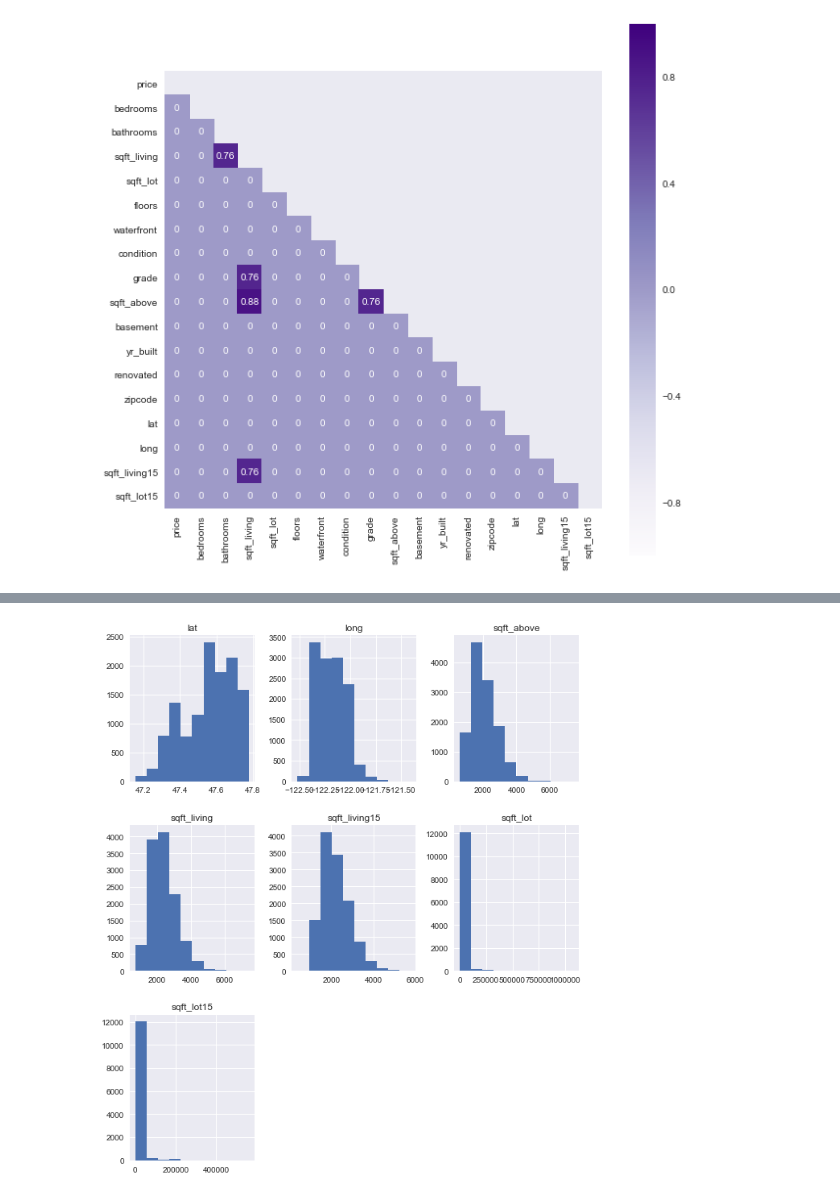
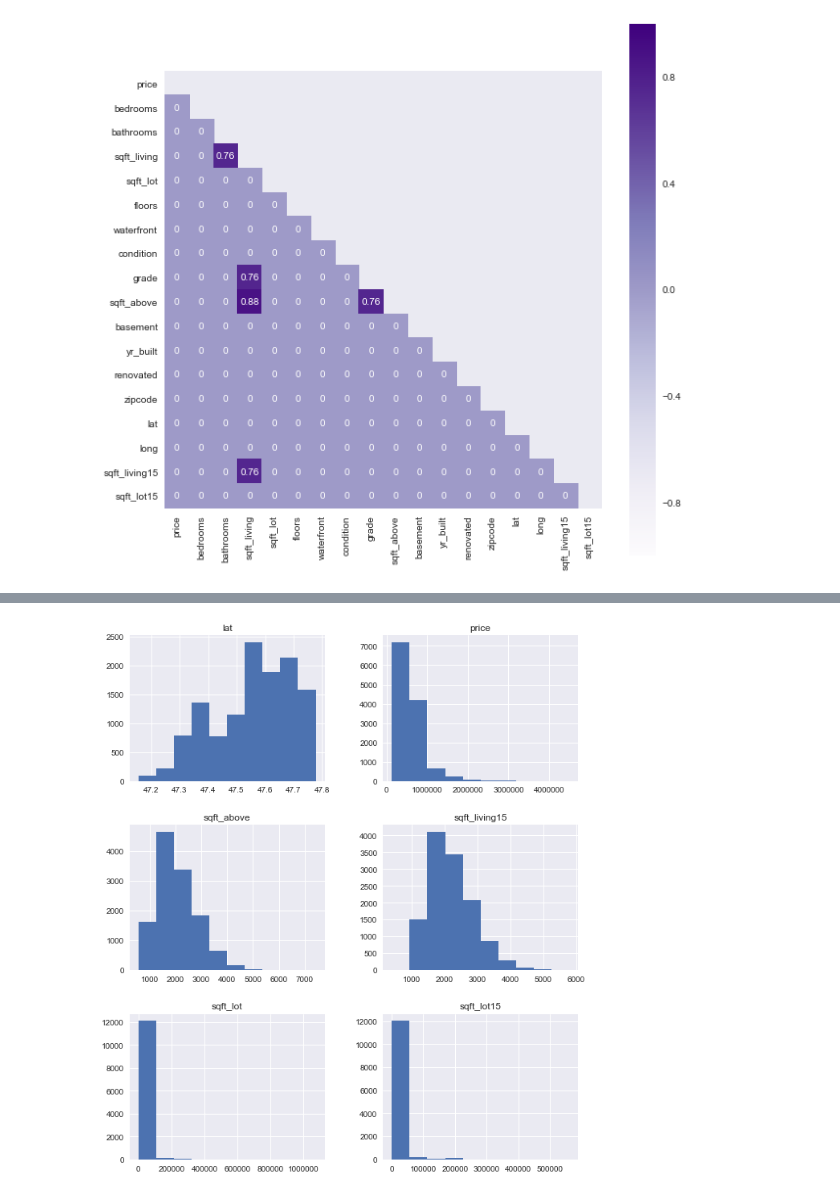
Before and after one commit to ajain1017/King-County-Housing-Regression-Analysis, a Jupyter notebook: final project.ipynb, the cells around one changed output, grey strips where cells are left out. Saved outputs shown, nothing was run; the diff lists cells and outputs as text; code cells hidden in the pictures.

```diff
--- a/final project.ipynb
+++ b/final project.ipynb
@@ -276,0 +137,8 @@ data.drop('view', axis = 1, inplace = True)
+# %%
+#drop id column using drop() where axis = 1
+data = df.drop(['id'], axis = 1)
+#change data type for date column using .to_datetime
+data.date = pd.to_datetime(data.date)
+#reset index numbers and drop the old index column
+data.reset_index(inplace = True)
+data.drop('index', axis = 1, inplace = True)
@@ -307,0 +374,3 @@ sns.heatmap(data_corr, mask=mask, center=0, annot=True, cmap="Purples", square =
+# %%
+#.drop() sqft_living from data
+data.drop('sqft_living', axis=1, inplace = True)
@@ -342,0 +424,6 @@ data = pd.concat([data, zipcode_dummy, year_dummy], axis=1)
+# %%
+price_cat = pd.qcut(data.price, 3, labels=["bottom%", "middle%", "top%"])
+data['price_cat'] = price_cat
+lmplot(data=data, x="long", y="lat", fit_reg=False, hue='price_cat', height=10)
+plt.show()
+data.drop('price_cat', axis = 1, inplace = True)
@@ -343,11 +436,20 @@ data = pd.concat([data, zipcode_dummy, year_dummy], axis=1)
 # %%
-data= data[(data['bedrooms'] <= 5) & (data['bedrooms'] >=2)]
-data= data[(data['bathrooms'] <= 3.5) & (data['bathrooms'] >=2)]
+#we delete rows where values of bedrooms are between 2 and 5, inclusively
+data= data[(data.bedrooms <= 5) & (data.bedrooms >=2)]
+#we delete rows where values of bathrooms are between 2 and 3.5, inclusively
+data= data[(data.bathrooms <= 3.5) & (data.bathrooms >=2)]
 
+#reset index numbers and drop the old index column
+data.reset_index(inplace = True)
+data.drop('index', axis = 1, inplace = True)
+
+#use pd.concat to make a new DataFrame
 feat_cat = pd.concat([data.bedrooms, data.bathrooms, data.floors, data.condition, data.grade], axis=1)
-feat_cont = pd.concat([data.sqft_above, data.sqft_living, data.sqft_living15,
-                       data.sqft_lot, data.sqft_lot15, data.long, data.lat], axis=1)
+#use pd.concat to make a new DataFrame
+feat_cont = pd.concat([data.sqft_above, data.sqft_living15, data.sqft_lot,
+                       data.sqft_lot15, data.lat, data.price], axis=1)
+#plotting a histogram of the selected continous features before normalizing and scaling
 feat_cont.hist(figsize=(10,12));
 # %% [output]
-[figure, old version]
+[figure, new version]
 # %%
```
Also changed, not shown: parts of 80 cells of this notebook.
